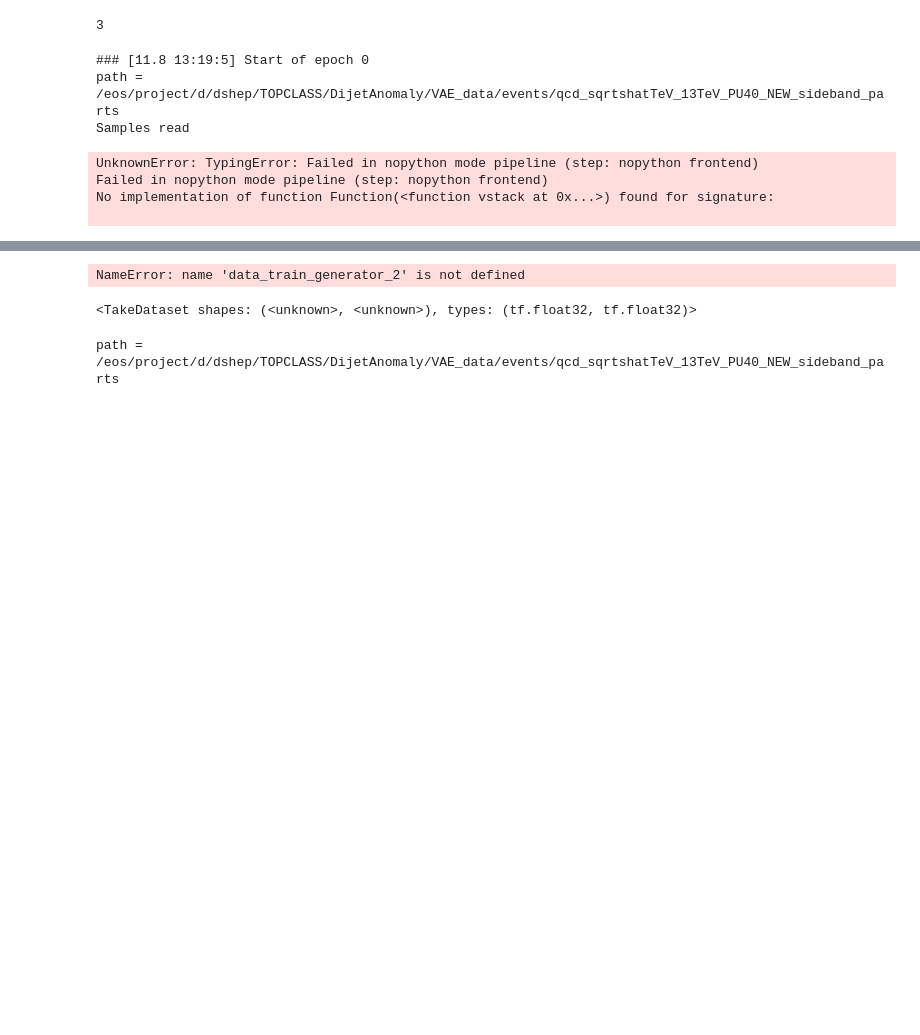
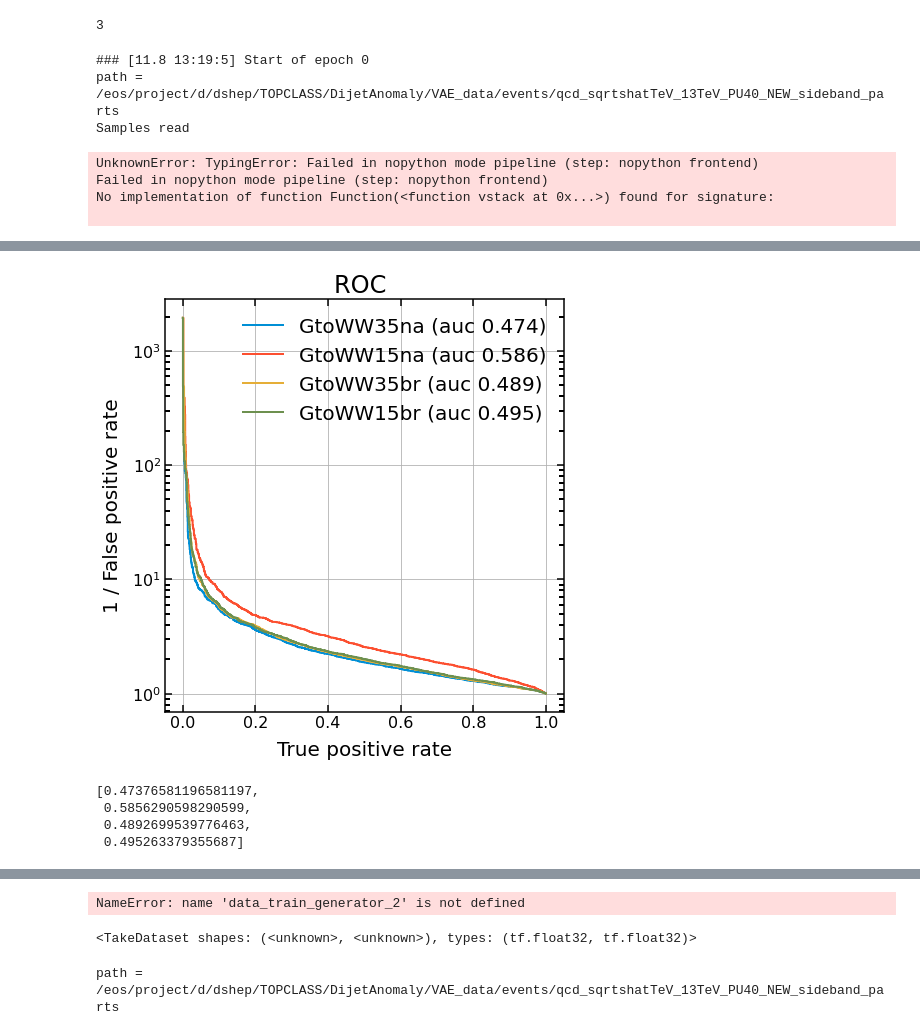
Before and after one commit to chernyavskaya/vande, a Jupyter notebook: testing_vande_particlenet.ipynb, the cells around one changed output, grey strips where cells are left out. Cells and saved outputs as stored; diff of their text form; code cells hidden in the pictures; blank space fills up the shorter version.

```diff
--- a/testing_vande_particlenet.ipynb
+++ b/testing_vande_particlenet.ipynb
@@ -432,0 +446,16 @@ tf.data.experimental.cardinality(train_ds.batch(1,drop_remainder=True)).numpy()
+# %%
+beta= vae.beta
+neg_class_losses = [loss_bg_reco+(beta*loss_bg_kl)]*len(sig_types)
+pos_class_losses = []
+for sig in sig_types:
+    pos_class_losses.append(particles_sig_dict['loss'][sig]+(beta*particles_sig_dict['loss_kl'][sig]))
+
+plt.style.use('/eos/user/n/nchernya/MLHEP/AnomalyDetection/ADgvae/utils/adfigstyle.mplstyle')
+ar.plot_roc( neg_class_losses, pos_class_losses, legend=[sig.replace('Graviton','') for sig in sig_types], title='ROC ',
+            plot_name='test', fig_dir='/eos/user/n/nchernya/MLHEP/AnomalyDetection/ADgvae/figs/',log_x=False )
+# %% [output]
+[figure, added]
+[0.47376581196581197,
+ 0.5856290598290599,
+ 0.4892699539776463,
+ 0.495263379355687]
```
Also changed, not shown: parts of 27 cells of this notebook, 9 other files.
